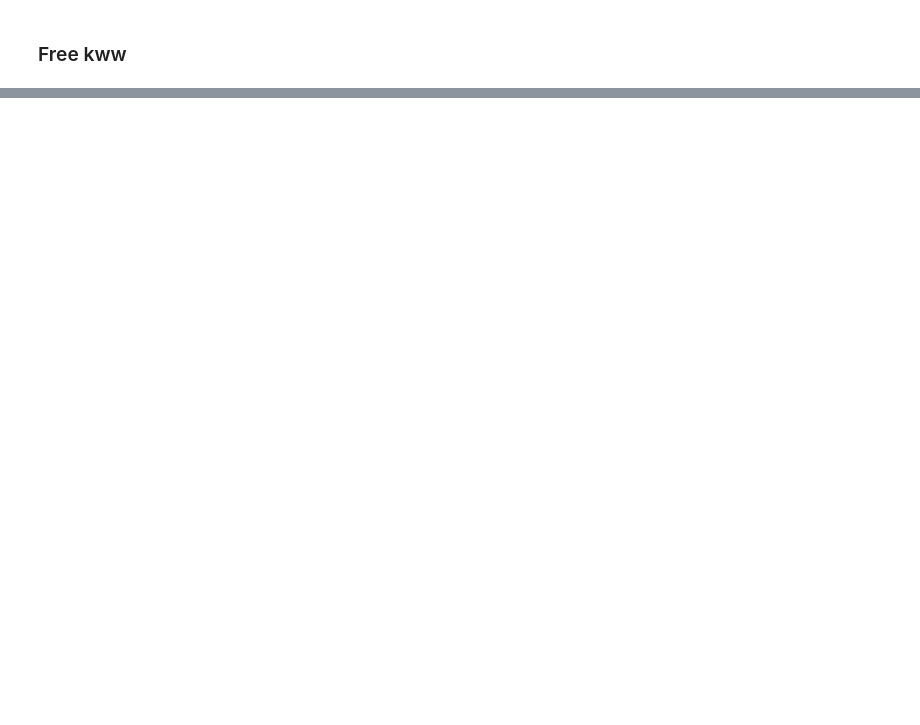
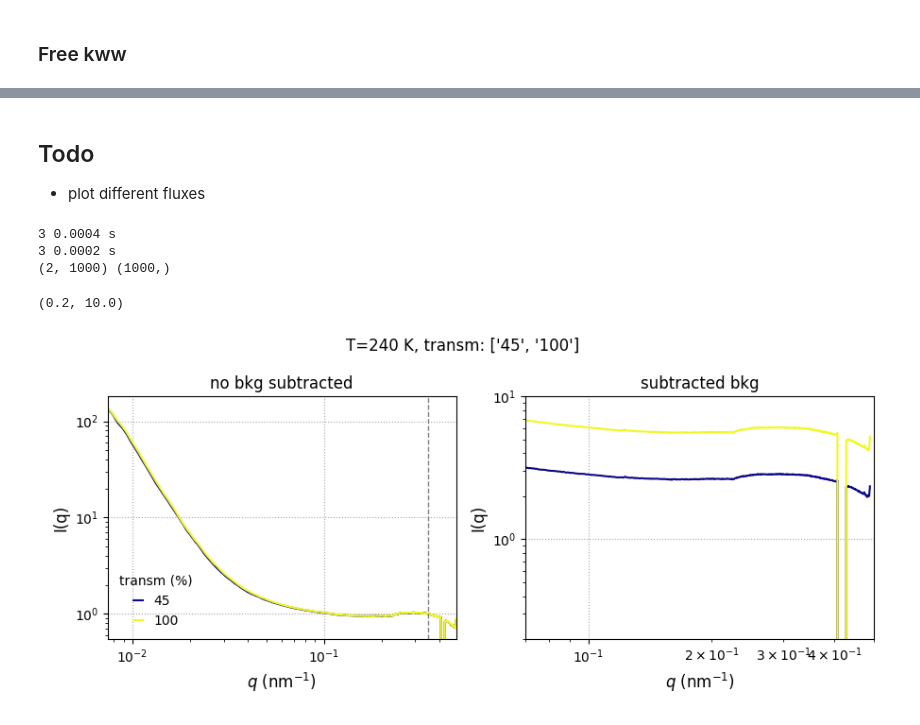
Before and after one commit to maddalenabin/id10-ferritin-2022, a Jupyter notebook: 01-notebooks/02-fluxes.ipynb, the cells around one changed output, grey strips where cells are left out. Cells and saved outputs as stored; diff of their text form; code cells hidden in the pictures; blank space fills up the shorter version.

```diff
--- a/01-notebooks/02-fluxes.ipynb
+++ b/01-notebooks/02-fluxes.ipynb
@@ -251,0 +314,73 @@ def calculate_theta(q,E):
+# %% [markdown]
+## Todo
+- plot different fluxes
+# %%
+filename = h5dir + f'{runname}_{datasetnumbers[0]:04d}.h5'
+rep = 0
+qI = load_data(filename, '/saxs/q') # 1000
+
+Iqs = np.empty(shape=(len(datasetnumbers),len(qI)))
+t_exp = []
+
+for i,(datasetnumber,runname) in enumerate(zip(datasetnumbers, runnames)):
+    filename = h5dir + f'{runname}_{datasetnumber:04d}.h5'
+    Iqs[i,:] = load_data(filename, '/saxs/I_reps_filtered')[rep,:] # (4, 1000)
+    info = elog_selected_entries_dict(filename)
+    t_exp.append(float(info['Exposure time (s)']))
+    print(datasetnumber, t_exp[i], 's')
+
+print(np.shape(Iqs), np.shape(qI))
+# %% [output]
+3 0.0004 s
+3 0.0002 s
+(2, 1000) (1000,)
+# %%
+# water/glycerol
+f = np.load("../03-source/backgrounds.npz")
+f.files
+Iq_bkg = np.average(f['Iq'][:2,:], axis=0)
+q_bkg = f['q']
+t_exp_bkg = 1e-1
+
+# apoferritin
+f = np.load("../03-source/Iqs_apo_conc_gly_50_2_0006.npz")
+f.files
+Iq_apo = np.average(f['Iqs'],axis=0)
+q_apo = f['q']
+t_exp_apo = 5e-3
+# %%
+f, (a1,a2) = plt.subplots(1,2, figsize=(9,4), tight_layout=True)
+col = plt.cm.plasma(np.linspace(0,1,len(datasetnumbers)))
+
+q_index = 710
+for i in range(len(datasetnumbers)):
+    # a1.plot(qI, Iqs[i,:]*(1-float(Tr[i])/100), ls='-', c=col[i], label=f'{Tr[i]}')
+    a1.plot(qI, Iqs[i,:]/Iqs[i,q_index], ls='-', c=col[i], label=f'{Tr[i]}')
+
+    # y = Iqs[i,:]-Iq_bkg/t_exp_bkg*t_exp[i]# - Iq_bkg/Iq_bkg[6]*Iqs[i,6]
+    y = Iqs[i,:] - Iq_bkg/Iq_bkg[q_index]*Iqs[i,q_index]
+    a2.plot(qI, y, c=col[i], ls='-', label=f'{Tr[i]}')
+    a2.plot(qI, Iqs[i,:]/t_exp[i], ls='-', c=col[i], label=f'{Tr[i]}')
+
+# a1.plot(qI, Iq_bkg/Iq_bkg[q_index], ls='--', c='k')
+f.suptitle(f'T={T[0][:-2]} K, transm: {Tr}')
+a1.axvline(x=qI[q_index], ls='--', c='gray', lw=1)
+a1.legend(title='transm (%)', handlelength=.7, frameon=False)
+a1.set_xlabel(r'$q$ (nm$^{-1}$)', fontsize=12)
+a1.set_ylabel('I(q)', fontsize=12)
+a1.set_xscale('log')
+a1.set_yscale('log')
+a1.set_xlim(qI[0],qI[-1])
+# a1.set_xlim(9e-2,qI[-1])
+# a1.set_ylim(7e-1,1.5e0)
+a1.set_title('no bkg subtracted')
+a2.set_title('subtracted bkg')
+a2.set_ylabel('I(q)', fontsize=12)
+a2.set_xlabel(r'$q$ (nm$^{-1}$)', fontsize=12)
+a2.set_xscale('log')
+a2.set_yscale('log')
+a2.set_xlim(.07,.5)
+a2.set_ylim(2e-1,1e1)
+# %% [output]
+(0.2, 10.0)
+[figure, added]
```
Also changed, not shown: parts of 22 cells of this notebook, 10 other files.
